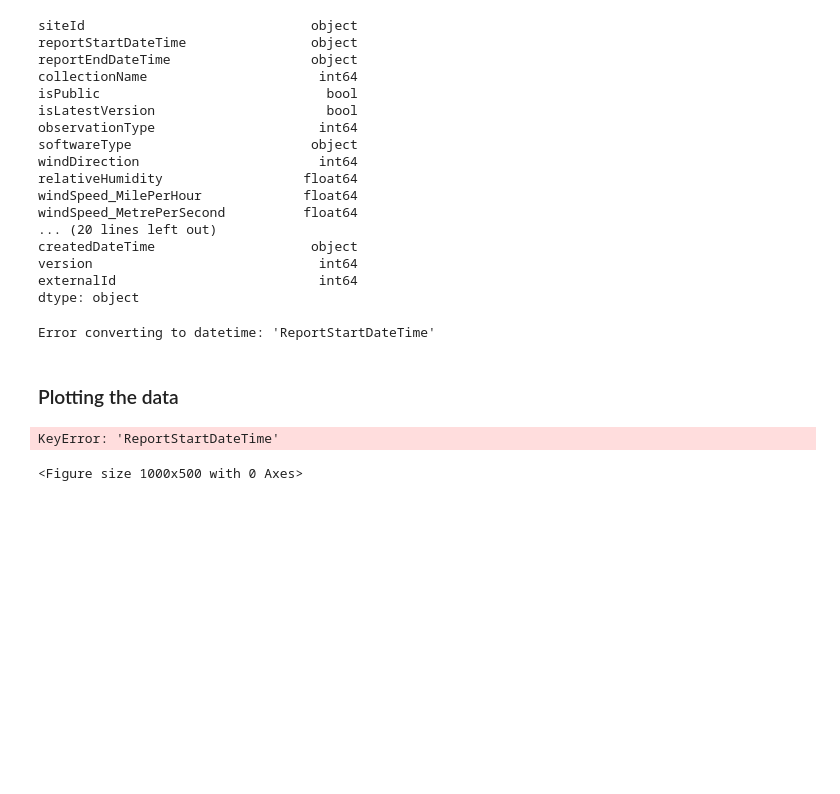
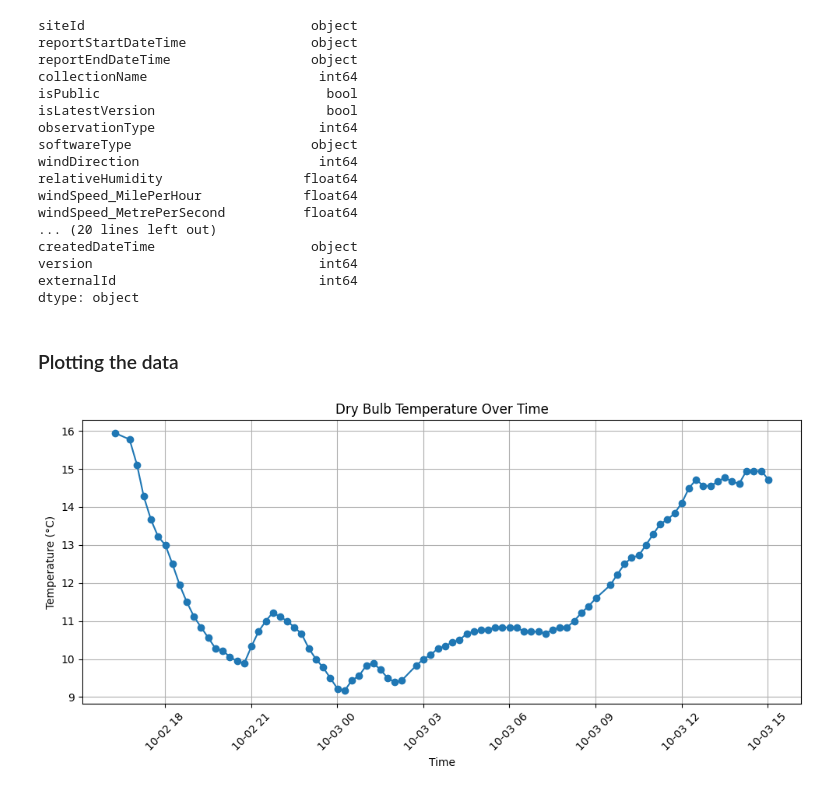
Before and after one commit to GraceMarySmyth/programming-for-data-analytics, a Jupyter notebook: Assignments/assignment2-weather.ipynb, the cells around one changed output. Drawn from its saved outputs; the diff is of its cells as text; code cells hidden in the pictures; blank space fills up the shorter version.

```diff
--- a/Assignments/assignment2-weather.ipynb
+++ b/Assignments/assignment2-weather.ipynb
@@ -72,25 +72,19 @@ createdDateTime                    object
 version                             int64
 externalId                          int64
 dtype: object
-# %%
-try:
-    df['ReportStartDateTime']= pd.to_datetime(df['ReportStartDateTime'], infer_datetime_format=True)
-except Exception as e:
-    print(f"Error converting to datetime: {e}")
-# %% [output]
-Error converting to datetime: 'ReportStartDateTime'
+# %%
+df['createdDateTime'] = pd.to_datetime(df['createdDateTime'])
 # %% [markdown]
 ### Plotting the data
 # %%
 plt.figure(figsize=(10, 5))
-plt.plot(df['ReportStartDateTime'], df['dryBulbTemperature_Celsius'], marker='o')
+plt.plot(df['createdDateTime'], df['dryBulbTemperature_Celsius'], marker='o')
 plt.title('Dry Bulb Temperature Over Time')
 plt.xlabel('Time')
 plt.ylabel('Temperature (°C)')
 plt.xticks(rotation=45)
 plt.grid()
 plt.tight_layout()
 plt.show()
 # %% [output]
-KeyError: 'ReportStartDateTime'
-<Figure size 1000x500 with 0 Axes>
+[figure, added]
```
